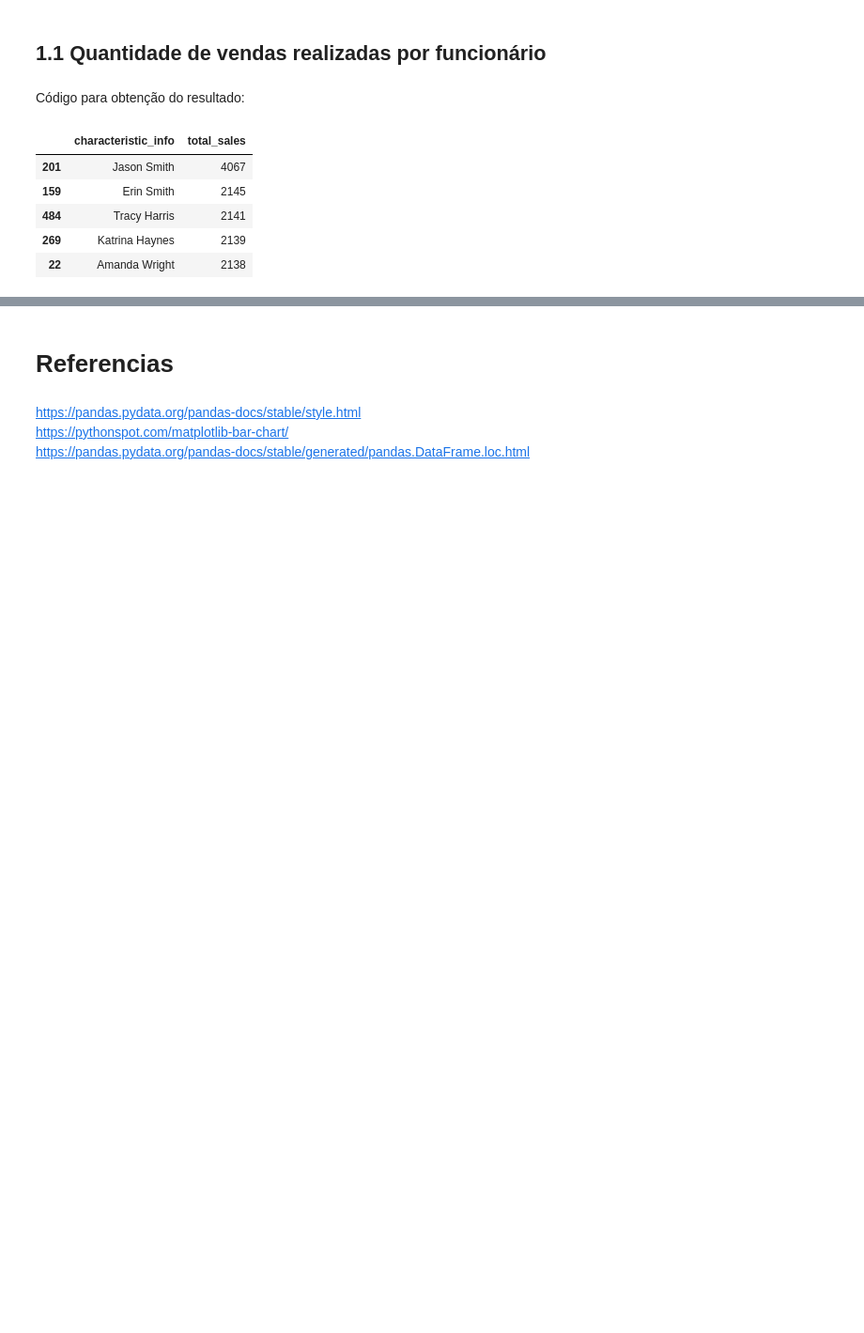
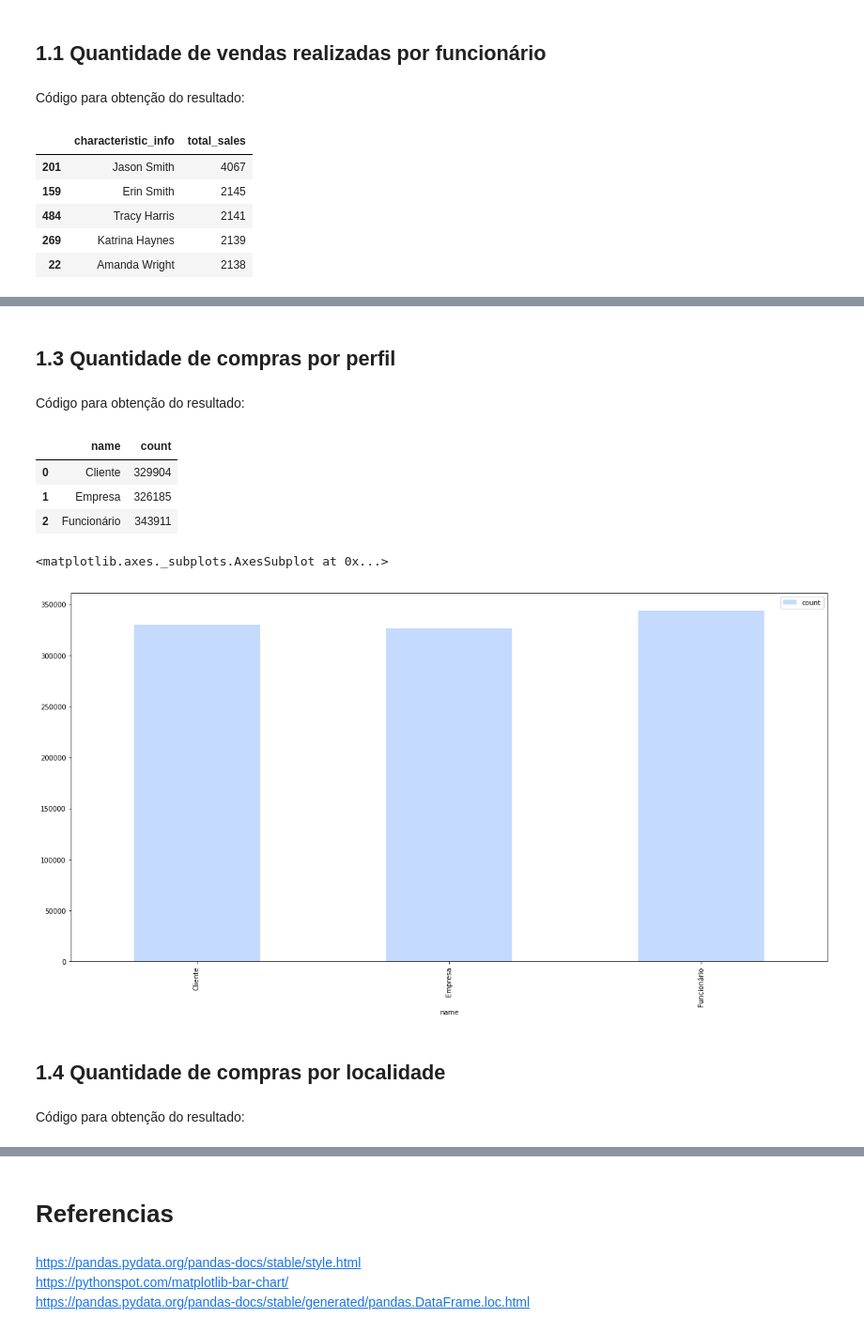
Before and after one commit to savioserra/trab-banco-dados, a Jupyter notebook: artifacts/notebooks/relatorio.ipynb, the cells around one changed output, grey strips where cells are left out. Shown: that part at 94% size. Drawn from its saved outputs; the diff is of its cells as text; code cells hidden in the pictures; blank space fills up the shorter version.

```diff
--- a/artifacts/notebooks/relatorio.ipynb
+++ b/artifacts/notebooks/relatorio.ipynb
@@ -36,0 +62,4 @@ vendas_resumo.head()
+# %% [markdown]
+## 1.3 Quantidade de compras por perfil
+# %% [markdown]
+Código para obtenção do resultado:
@@ -36,0 +71,20 @@ vendas_resumo.head()
+# %%
+vendas_resumo = pd.read_sql_query(sql, con=engine)
+
+vendas_resumo.head()
+# %% [output]
+|  | name | count |
+| 0 | Cliente | 329904 |
+| 1 | Empresa | 326185 |
+| 2 | Funcionário | 343911 |
+# %%
+plt.figure(figsize=(20, 10))
+
+plt.bar(x='name', y='count', ), color='#c4daff')
+# %% [output]
+<matplotlib.axes._subplots.AxesSubplot at 0x...>
+[figure, added]
+# %% [markdown]
+## 1.4 Quantidade de compras por localidade
+# %% [markdown]
+Código para obtenção do resultado:
```
Also changed, not shown: parts of 9 cells of this notebook, 1 other file.
